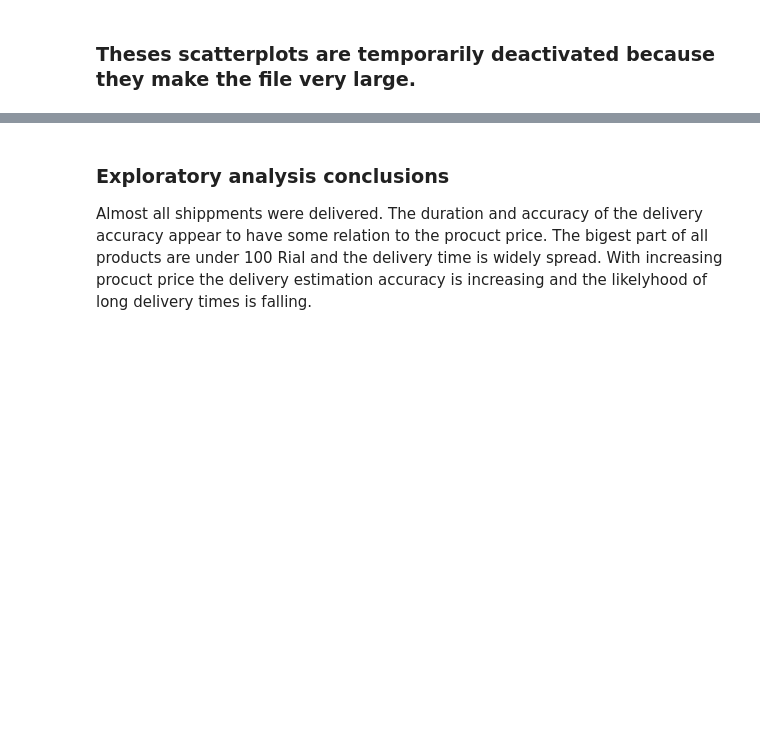
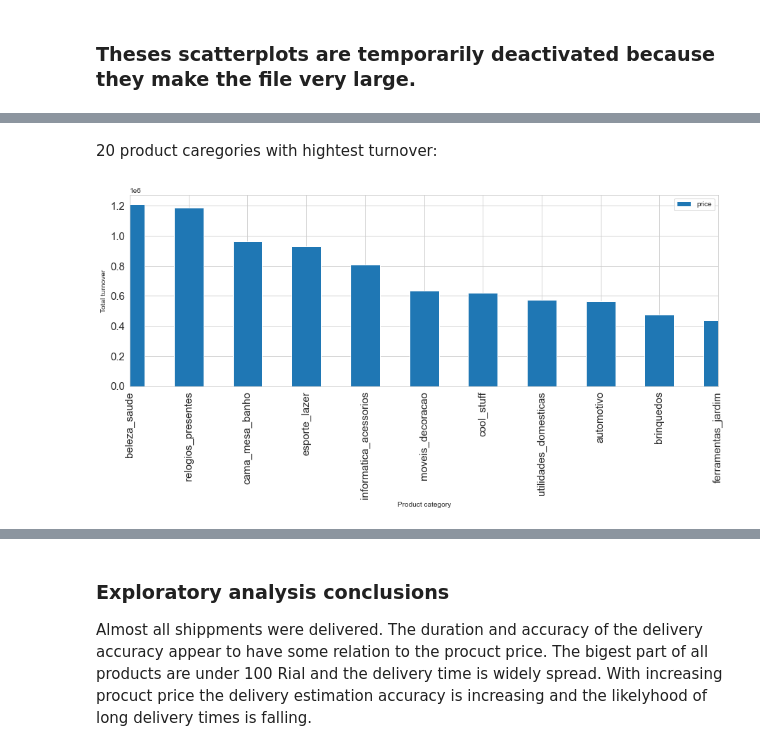
Before and after one commit to LarsTinnefeld/olist_ecom_analysis, a Jupyter notebook: olist_analysis.ipynb, the cells around one changed output, grey strips where cells are left out. Cells and saved outputs as stored; diff of their text form; code cells hidden in the pictures; blank space fills up the shorter version.

```diff
--- a/olist_analysis.ipynb
+++ b/olist_analysis.ipynb
@@ -568,0 +570,9 @@ df_order_items_consolidated['product_category_name'].value_counts().plot(kind="b
+# %% [markdown]
+20 product caregories with hightest turnover:
+# %%
+df_order_items_consolidated.groupby('product_category_name').agg({'price': 'sum'}).sort_values(by='price', ascending=False).plot(kind="bar", fontsize=15, figsize=(15,5))
+plt.xlabel('Product category')
+plt.ylabel('Total turnover')
+plt.xlim(0,10);
+# %% [output]
+[figure, added]
```
Also changed, not shown: parts of 10 cells of this notebook.
